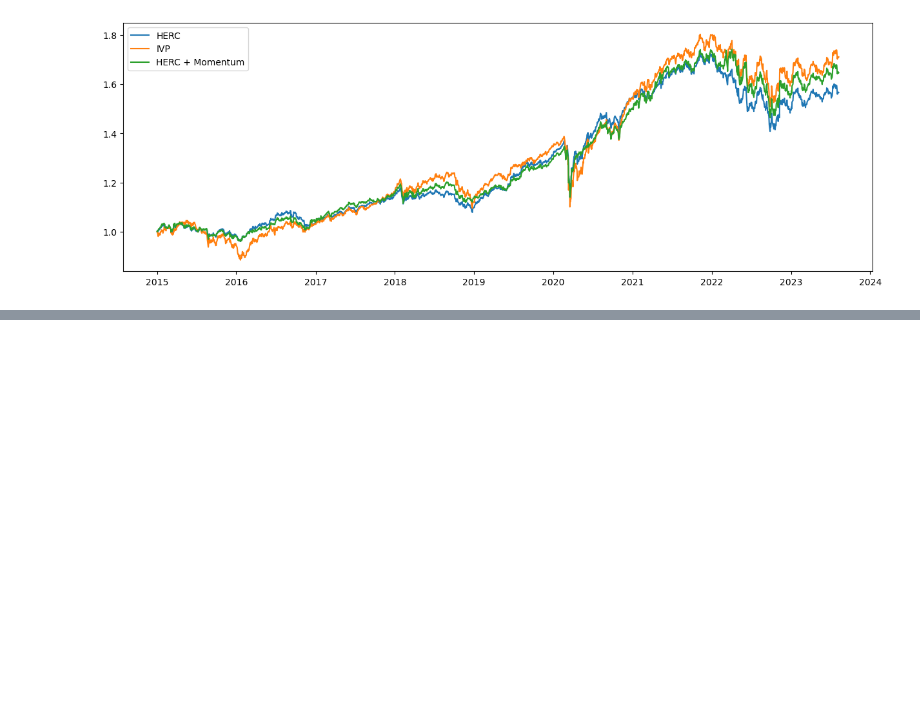
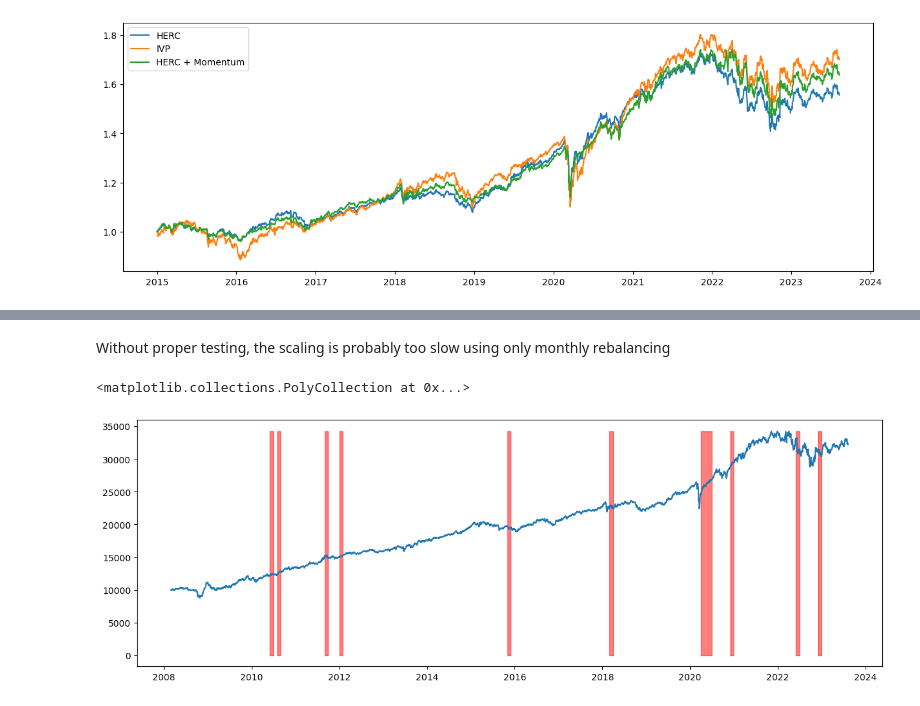
Before and after one commit to stevenvanwinkel/research, a Jupyter notebook: portfolio/HERC_Portfolio.ipynb, the cells around one changed output, grey strips where cells are left out. Saved outputs shown, nothing was run; the diff lists cells and outputs as text; code cells hidden in the pictures; blank space fills up the shorter version.

Commit message:
vix scaling

```diff
--- a/portfolio/HERC_Portfolio.ipynb
+++ b/portfolio/HERC_Portfolio.ipynb
@@ -602,0 +629,14 @@ plt.legend(['HERC', 'IVP', 'HERC + Momentum'])
+# %%
+vix_strategy = results_mom['Cumulative'].copy()
+vix_strategy.columns = ['Strategy']
+diff_vix_strategy = abs(vix_squared_monthly.diff()).shift(1)
+vix_strategy = pd.concat([vix_strategy, diff_vix_strategy.resample('B').last().fillna(method='bfill').rename('VIX')], axis=1)
+# %% [markdown]
+Without proper testing, the scaling is probably too slow using only monthly rebalancing
+# %%
+fig, ax = plt.subplots()
+ax.plot(results_mom['Cumulative'])
+ax.fill_between(vix_strategy.index, 0, vix_strategy['Cumulative'].max(), where=vix_strategy['VIX']>500, color='red', alpha=0.5)
+# %% [output]
+<matplotlib.collections.PolyCollection at 0x...>
+[figure, added]
```
Also changed, not shown: parts of 12 cells of this notebook.
